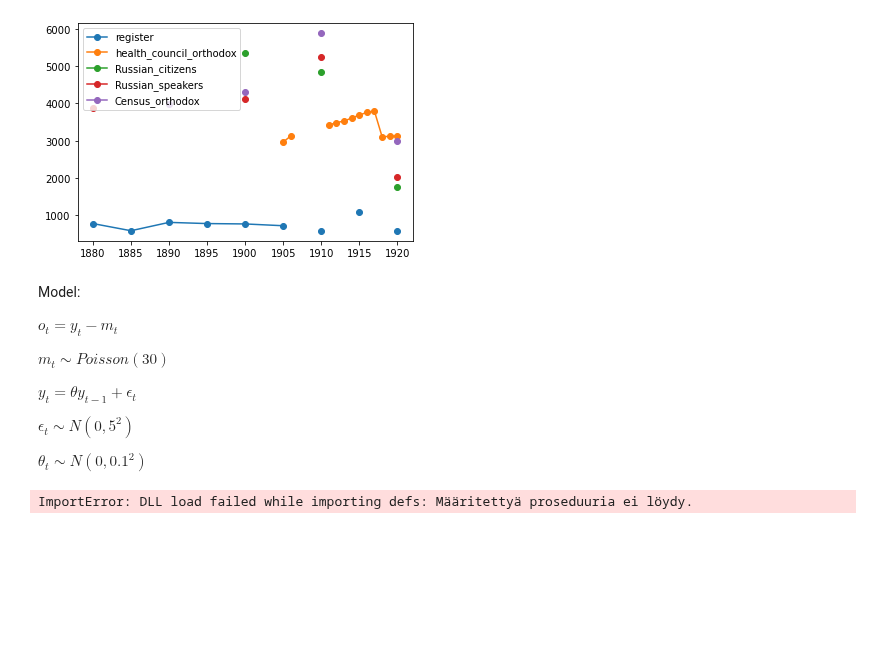
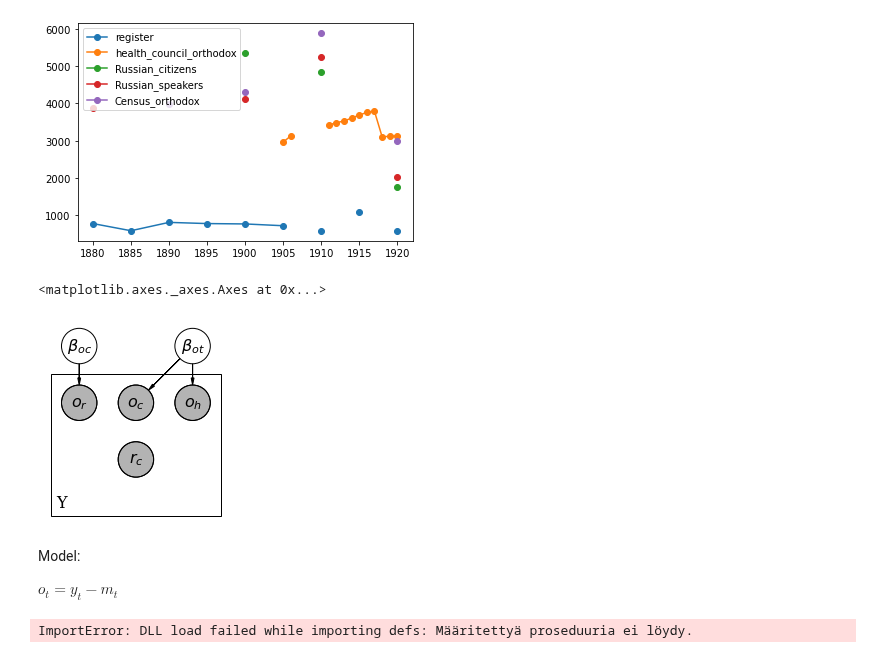
Before and after one commit to AnttiHaerkoenen/vyborg_orthodox, a Jupyter notebook: notebooks/missing_orthodox.ipynb, the cells around one changed output. Saved outputs shown, nothing was run; the diff lists cells and outputs as text; code cells hidden in the pictures; blank space fills up the shorter version.

Commit message:
plot

```diff
--- a/notebooks/missing_orthodox.ipynb
+++ b/notebooks/missing_orthodox.ipynb
@@ -92,18 +92,35 @@ data.plot(marker='o')
 # %% [output]
 <AxesSubplot:>
 [figure]
-# %% [markdown]
-Model:
-
-$ o_t = y_t - m_t $
-
-$ m_t \sim Poisson(30) $
-
-$ y_t = \theta y_{t-1} + \epsilon_t $
-
-$ \epsilon_t \sim N(0, 5^2) $
-
-$ \theta_t \sim N(0, 0.1^2) $
+# %%
+import daft
+from matplotlib import rc
+
+rc("font", family="serif", size=16)
+scale = 1.25
+pgm = daft.PGM()
+
+pgm.add_node('census_russian', r'$r_c$', 2, 1, fixed=False, scale=scale, observed=True)
+pgm.add_node('health_orthodox', r'$o_h$', 3, 2, fixed=False, scale=scale, observed=True)
+pgm.add_node('census_orthodox', r'$o_c$', 2, 2, fixed=False, scale=scale, observed=True)
+pgm.add_node('register_orthodox', r'$o_r$', 1, 2, fixed=False, scale=scale, observed=True)
+pgm.add_node('beta_orthodox_city', r'$\beta_{oc}$', 1, 3, fixed=False, scale=scale, observed=False)
+pgm.add_node('beta_orthodox_total', r'$\beta_{ot}$', 3, 3, fixed=False, scale=scale, observed=False)
+
+pgm.add_edge('beta_orthodox_city', 'register_orthodox', directed=True)
+pgm.add_edge('beta_orthodox_total', 'census_orthodox', directed=True)
+pgm.add_edge('beta_orthodox_total', 'health_orthodox', directed=True)
+
+pgm.add_plate([0.5, 0, 3, 2.5], 'Y')
+
+pgm.render()
+# %% [output]
+<matplotlib.axes._axes.Axes at 0x...>
+[figure, added]
+# %% [markdown]
+Model:
+
+$ o_t = y_t - m_t $
 # %%
 import pandas as pd
 import numpy as np
```
